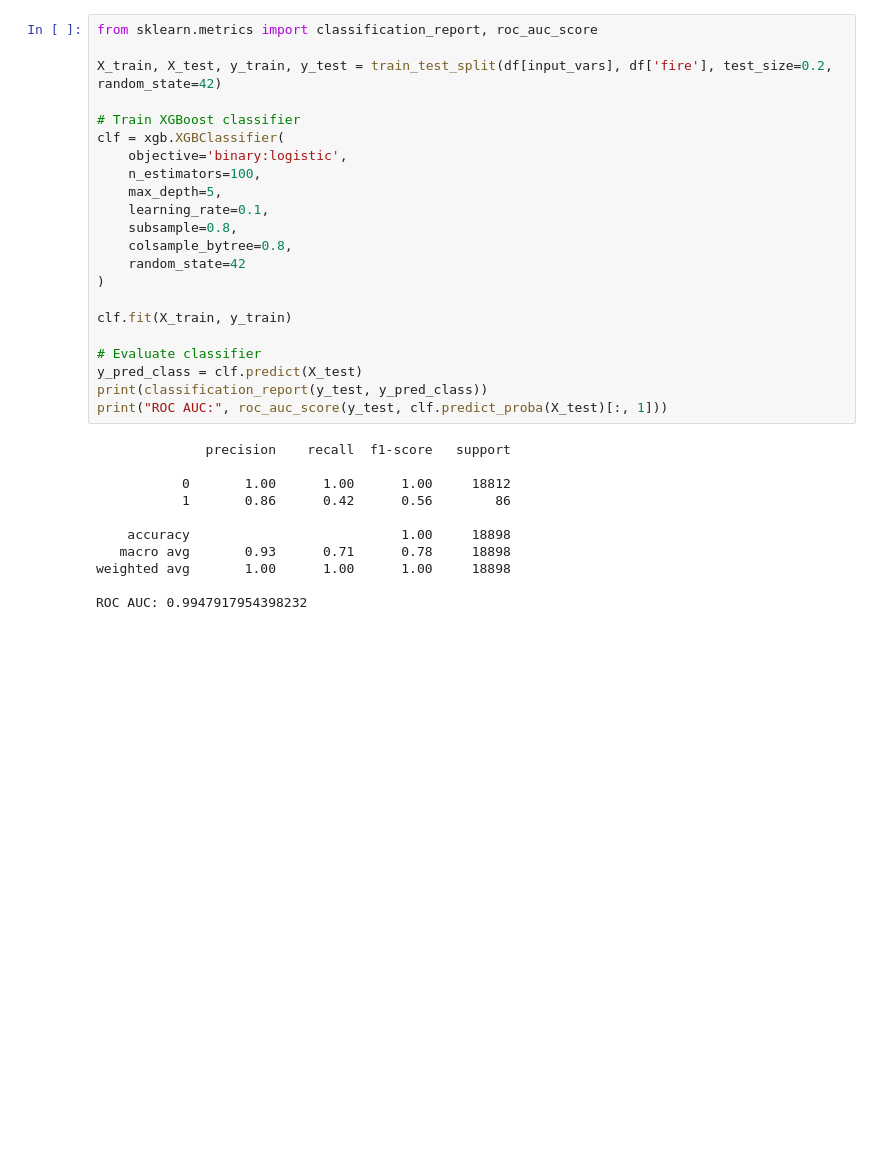
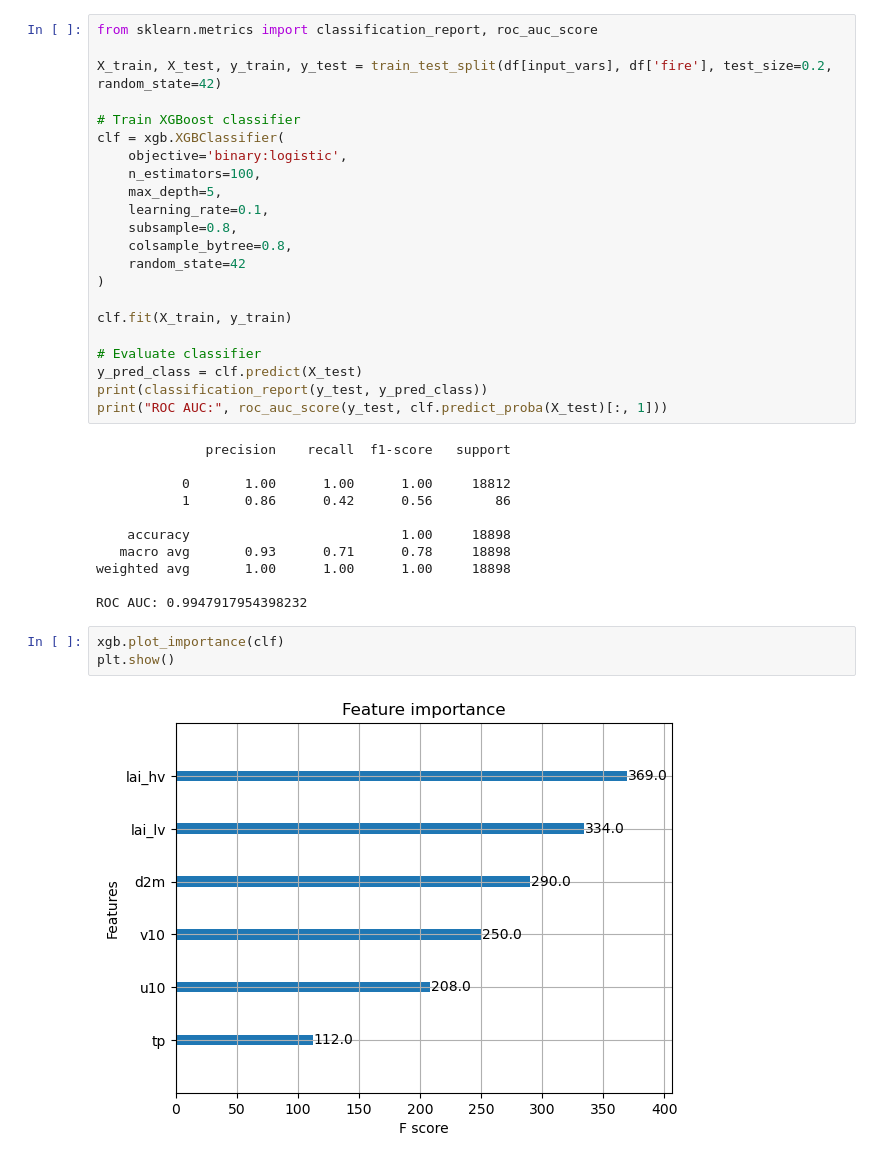
Before and after one commit to farbs03/cs578-fire-prediction, a Jupyter notebook: notebooks/models/xgboost.ipynb, the cells around one changed output. Drawn from its saved outputs; the diff is of its cells as text; blank space fills up the shorter version.

```diff
--- a/notebooks/models/xgboost.ipynb
+++ b/notebooks/models/xgboost.ipynb
@@ -180,3 +184,8 @@ print("ROC AUC:", roc_auc_score(y_test, clf.predict_proba(X_test)[:, 1]))
 weighted avg       1.00      1.00      1.00     18898
 
 ROC AUC: 0.9947917954398232
+# %%
+xgb.plot_importance(clf)
+plt.show()
+# %% [output]
+[figure, added]
```
Also changed, not shown: parts of 3 cells of this notebook, 4 other files.
